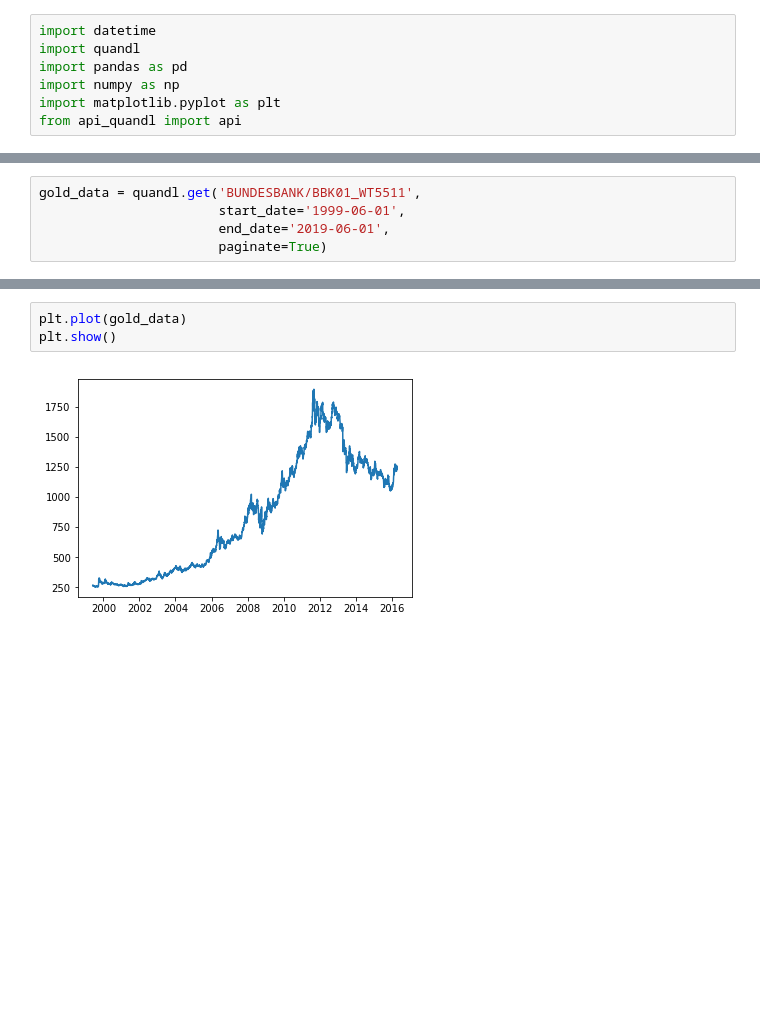
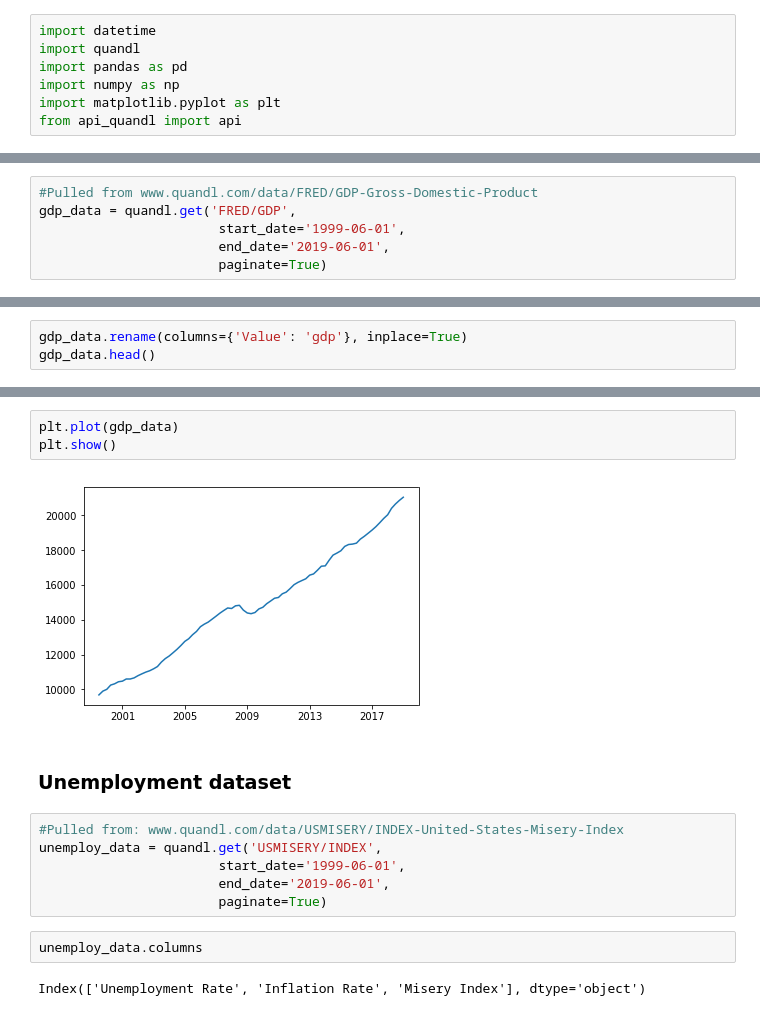
Before and after one commit to devindatt/gold-spot-analysis, a Jupyter notebook: goldspot_analysis1.ipynb, the cells around one changed output, grey strips where cells are left out. Cells and saved outputs as stored; diff of their text form; blank space fills up the shorter version.

Commit message:
2nd upload
Added code with graphs

```diff
--- a/goldspot_analysis1.ipynb
+++ b/goldspot_analysis1.ipynb
@@ -36,5 +46,6 @@ plt.show()
 # %%
-gold_data = quandl.get('BUNDESBANK/BBK01_WT5511',
+#Pulled from www.quandl.com/data/FRED/GDP-Gross-Domestic-Product
+gdp_data = quandl.get('FRED/GDP',
                        start_date='1999-06-01',
                        end_date='2019-06-01',
                        paginate=True)
@@ -40,0 +62,3 @@ gold_data = quandl.get('BUNDESBANK/BBK01_WT5511',
+# %%
+gdp_data.rename(columns={'Value': 'gdp'}, inplace=True)
+gdp_data.head()
@@ -41,5 +73,17 @@ gold_data = quandl.get('BUNDESBANK/BBK01_WT5511',
 # %%
-plt.plot(gold_data)
+plt.plot(gdp_data)
 plt.show()
 # %% [output]
-[figure, old version]
+[figure, new version]
+# %% [markdown]
+### Unemployment dataset
+# %%
+#Pulled from: www.quandl.com/data/USMISERY/INDEX-United-States-Misery-Index
+unemploy_data = quandl.get('USMISERY/INDEX',
+                       start_date='1999-06-01',
+                       end_date='2019-06-01',
+                       paginate=True)
+# %%
+unemploy_data.columns
+# %% [output]
+Index(['Unemployment Rate', 'Inflation Rate', 'Misery Index'], dtype='object')
```
Also changed, not shown: parts of 27 cells of this notebook, 1 other file.
